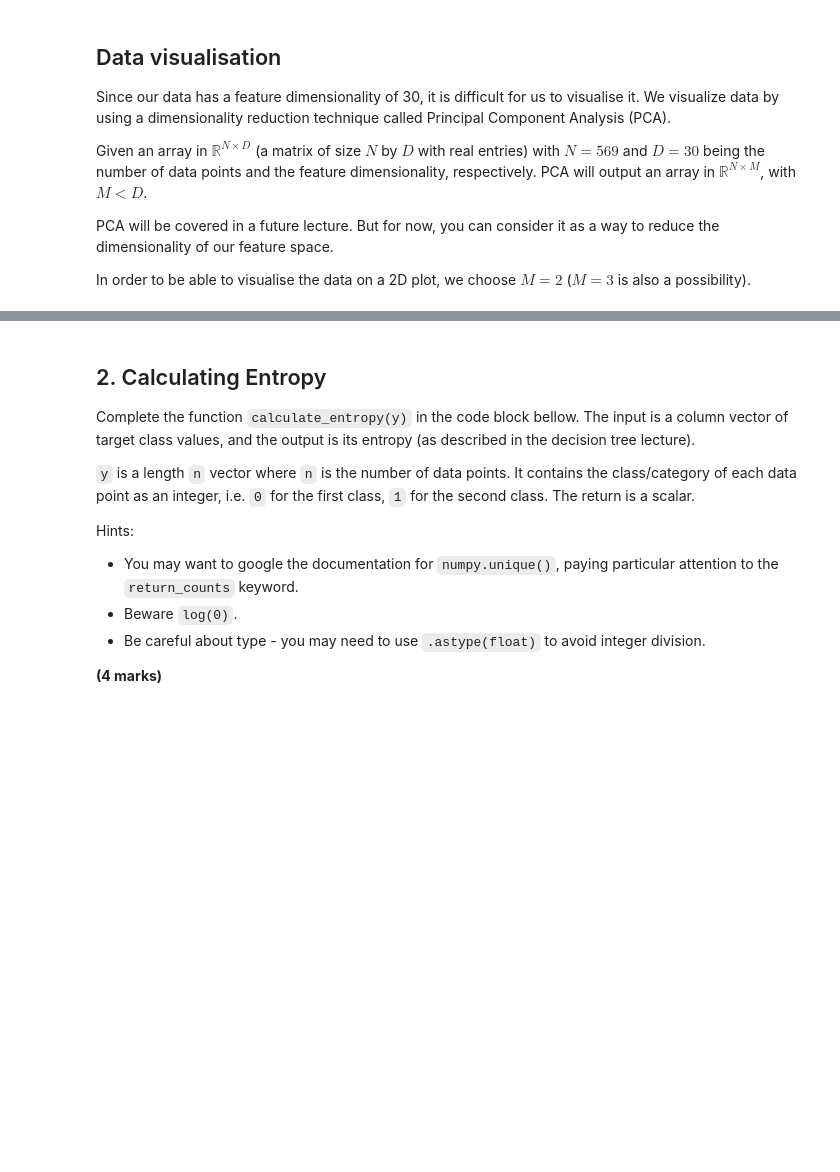
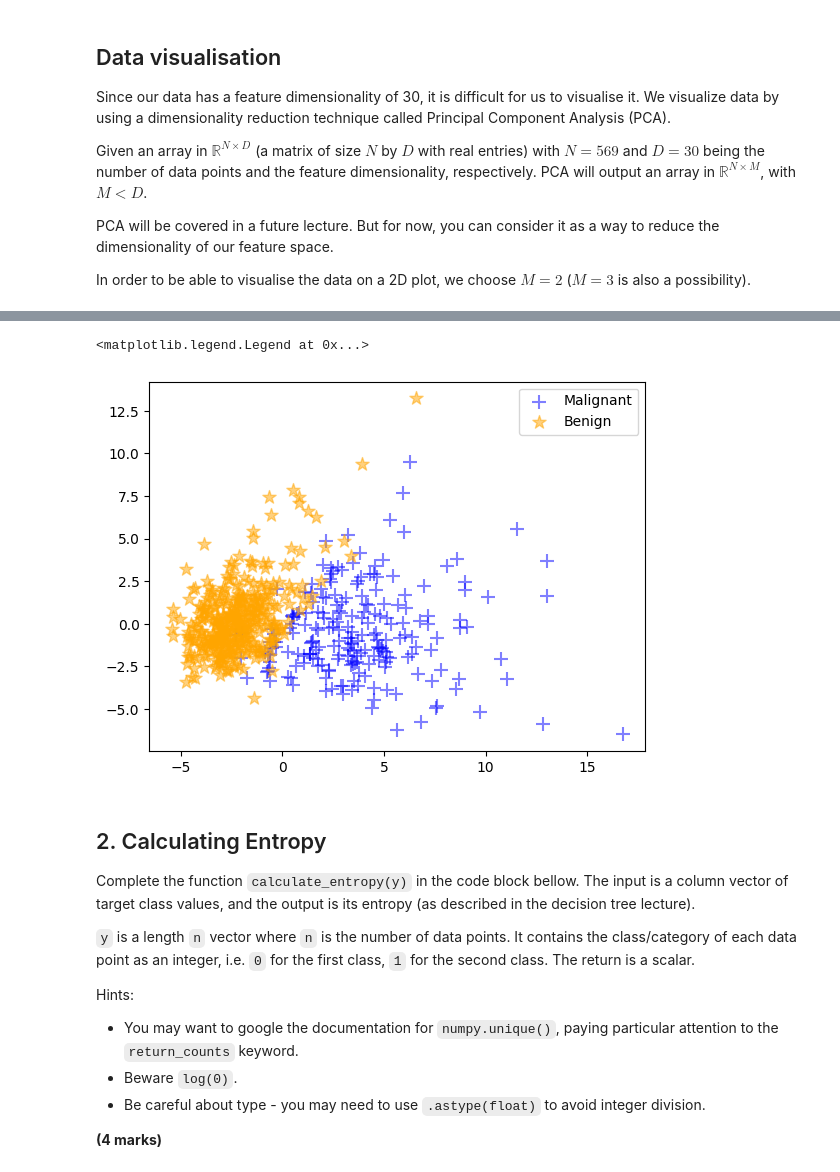
Before and after one commit to GianUOM/UniBath-Courseworks, a Jupyter notebook: FoundationML/Lab 1 - Decision Trees.ipynb, the cells around one changed output, grey strips where cells are left out. Drawn from its saved outputs; the diff is of its cells as text; code cells hidden in the pictures; blank space fills up the shorter version.

```diff
--- a/FoundationML/Lab 1 - Decision Trees.ipynb
+++ b/FoundationML/Lab 1 - Decision Trees.ipynb
@@ -193,11 +198,16 @@ __(1 mark)__
 # %%
 pca = PCA(n_components=2)
 x_scaled = preprocessing.scale(x[:,:-1]) # We remove the indexing and make sure all the features are in N(0,1)
 x_reduced = pca.fit_transform(x_scaled)
-# x_reduced = pca.fit_transform(x[:,0:-1]) # Uncomment this to see the result without scaling
+#x_reduced = pca.fit_transform(x[:,0:-1]) # Uncomment this to see the result without scaling
 
-
+plt.scatter(x_reduced[y == 0, 0], x_reduced[y == 0, 1], s=100, c='blue', marker='+', alpha=0.5, label='Malignant')
+plt.scatter(x_reduced[y == 1, 0], x_reduced[y == 1, 1], s=100, c='orange', marker='*', alpha=0.5, label='Benign')
+plt.legend()
 # **************************************************************** 1 mark
+# %% [output]
+<matplotlib.legend.Legend at 0x...>
+[figure, added]
 # %% [markdown]
 ## 2. Calculating Entropy
 
```
Also changed, not shown: parts of 3 cells of this notebook.
